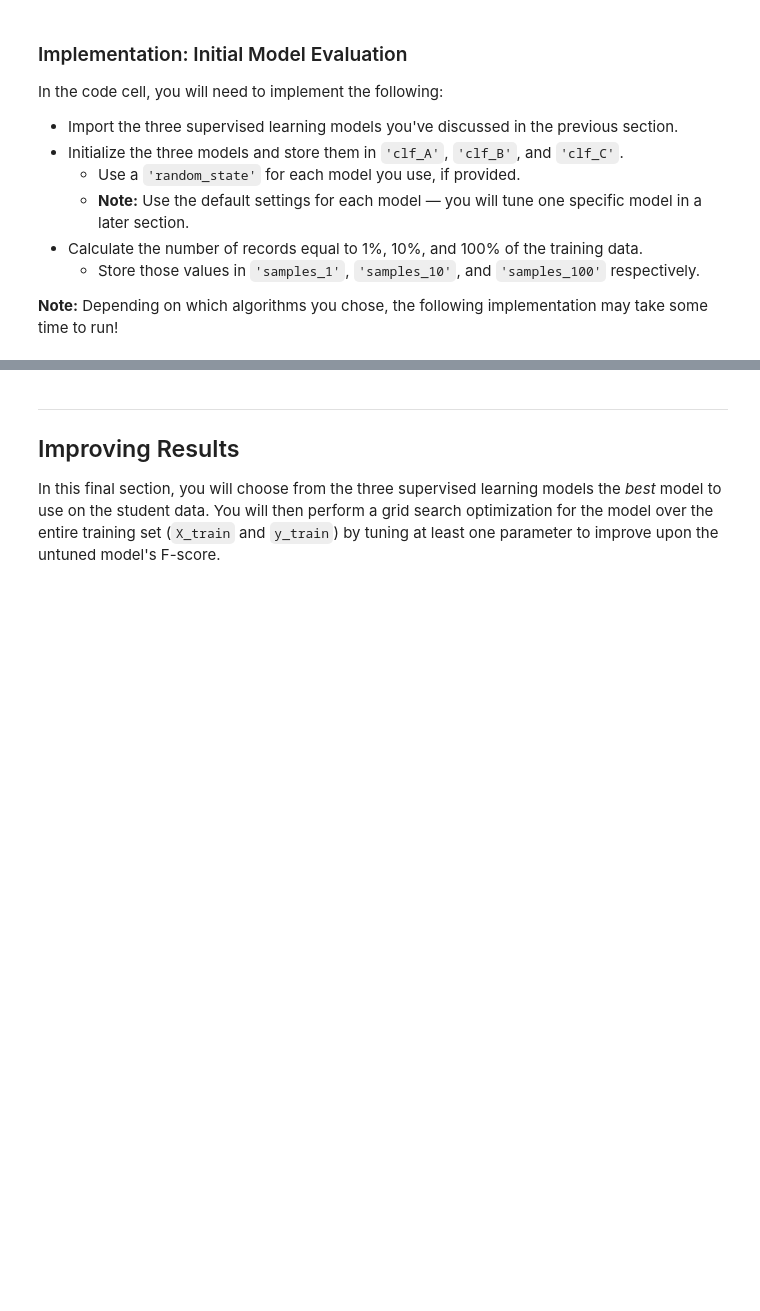
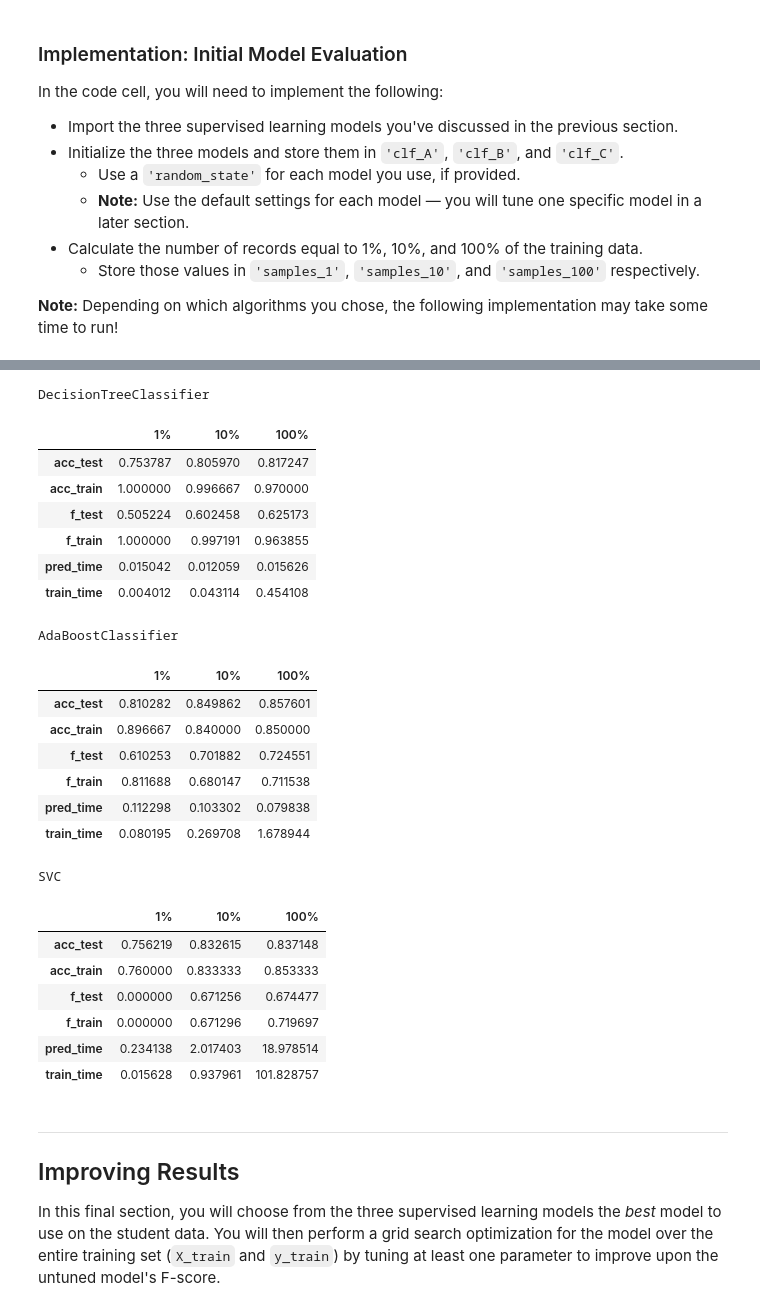
Before and after one commit to mohanakrishnavh/Machine-Learning, a Jupyter notebook: projects/finding_donors/finding_donors.ipynb, the cells around one changed output, grey strips where cells are left out. Cells and saved outputs as stored; diff of their text form; code cells hidden in the pictures; blank space fills up the shorter version.

```diff
--- a/projects/finding_donors/finding_donors.ipynb
+++ b/projects/finding_donors/finding_donors.ipynb
@@ -373,3 +478,33 @@ vs.evaluate(results, accuracy, fscore)
+# %%
+#Printing out the values
+for i in results.items():
+    print(i[0])
+    display(pd.DataFrame(i[1]).rename(columns={0:'1%', 1:'10%', 2:'100%'}))
+# %% [output]
+DecisionTreeClassifier
+|  | 1% | 10% | 100% |
+| acc_test | 0.753787 | 0.805970 | 0.817247 |
+| acc_train | 1.000000 | 0.996667 | 0.970000 |
+| f_test | 0.505224 | 0.602458 | 0.625173 |
+| f_train | 1.000000 | 0.997191 | 0.963855 |
+| pred_time | 0.015042 | 0.012059 | 0.015626 |
+| train_time | 0.004012 | 0.043114 | 0.454108 |
+AdaBoostClassifier
+|  | 1% | 10% | 100% |
+| acc_test | 0.810282 | 0.849862 | 0.857601 |
+| acc_train | 0.896667 | 0.840000 | 0.850000 |
+| f_test | 0.610253 | 0.701882 | 0.724551 |
+| f_train | 0.811688 | 0.680147 | 0.711538 |
+| pred_time | 0.112298 | 0.103302 | 0.079838 |
+| train_time | 0.080195 | 0.269708 | 1.678944 |
+SVC
+|  | 1% | 10% | 100% |
+| acc_test | 0.756219 | 0.832615 | 0.837148 |
+| acc_train | 0.760000 | 0.833333 | 0.853333 |
+| f_test | 0.000000 | 0.671256 | 0.674477 |
+| f_train | 0.000000 | 0.671296 | 0.719697 |
+| pred_time | 0.234138 | 2.017403 | 18.978514 |
+| train_time | 0.015628 | 0.937961 | 101.828757 |
 # %% [markdown]
 ----
 ## Improving Results
```
Also changed, not shown: parts of 17 cells of this notebook, 1 other file.
